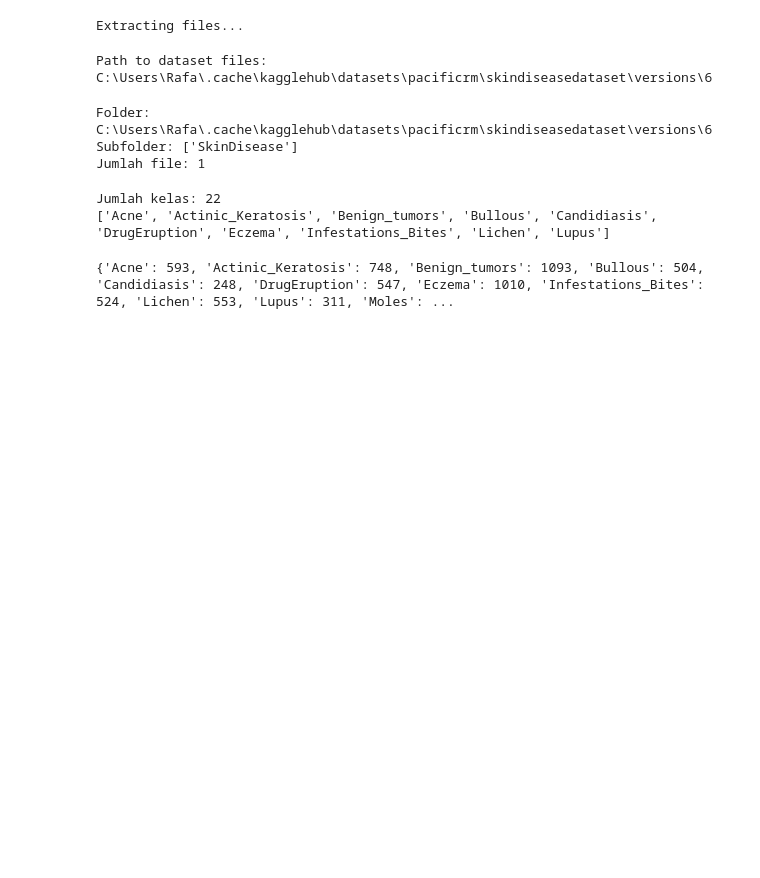
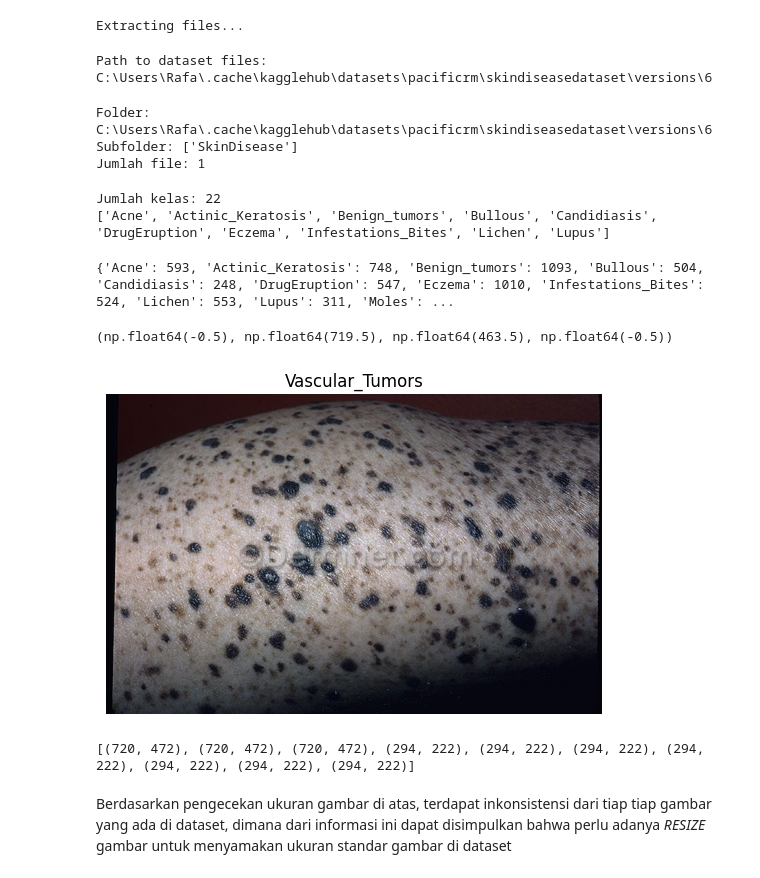
Before and after one commit to rfaoktvian/Dicoding_FinalProject, a Jupyter notebook: SkinDeseaseClassification/main.ipynb, the cells around one changed output. Saved outputs shown, nothing was run; the diff lists cells and outputs as text; code cells hidden in the pictures; blank space fills up the shorter version.

```diff
--- a/SkinDeseaseClassification/main.ipynb
+++ b/SkinDeseaseClassification/main.ipynb
@@ -130,3 +130,32 @@ for cls in classes:
 print(class_counts)
 # %% [output]
 {'Acne': 593, 'Actinic_Keratosis': 748, 'Benign_tumors': 1093, 'Bullous': 504, 'Candidiasis': 248, 'DrugEruption': 547, 'Eczema': 1010, 'Infestations_Bites': 524, 'Lichen': 553, 'Lupus': 311, 'Moles': ...
+# %%
+from PIL import Image
+import random
+
+sample_class = random.choice(classes)
+img_path = os.path.join(train_dir, sample_class, random.choice(os.listdir(os.path.join(train_dir, sample_class))))
+
+img = Image.open(img_path)
+
+plt.imshow(img)
+plt.title(sample_class)
+plt.axis('off')
+# %% [output]
+(np.float64(-0.5), np.float64(719.5), np.float64(463.5), np.float64(-0.5))
+[figure, added]
+# %%
+sizes = []
+
+for cls in classes[:5]:
+    files = os.listdir(os.path.join(train_dir, cls))[:10]
+    for f in files:
+        img = Image.open(os.path.join(train_dir, cls, f))
+        sizes.append(img.size)
+
+print(sizes[:10])
+# %% [output]
+[(720, 472), (720, 472), (720, 472), (294, 222), (294, 222), (294, 222), (294, 222), (294, 222), (294, 222), (294, 222)]
+# %% [markdown]
+Berdasarkan pengecekan ukuran gambar di atas, terdapat inkonsistensi dari tiap tiap gambar yang ada di dataset, dimana dari informasi ini dapat disimpulkan bahwa perlu adanya *RESIZE* gambar untuk menyamakan ukuran standar gambar di dataset
```
